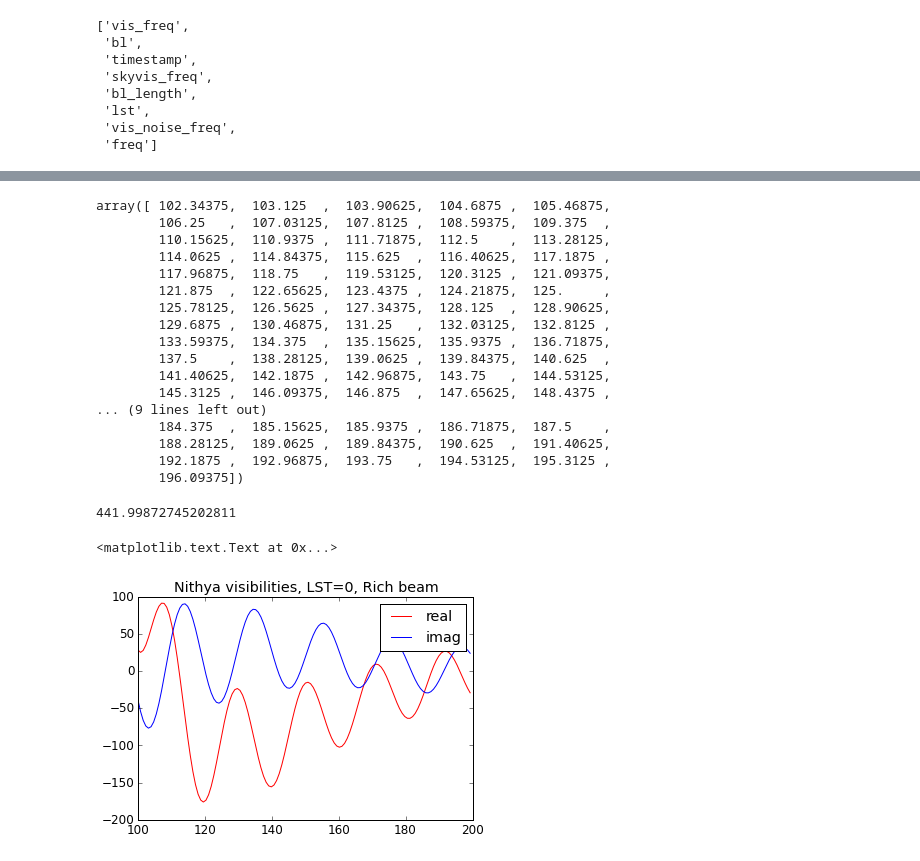
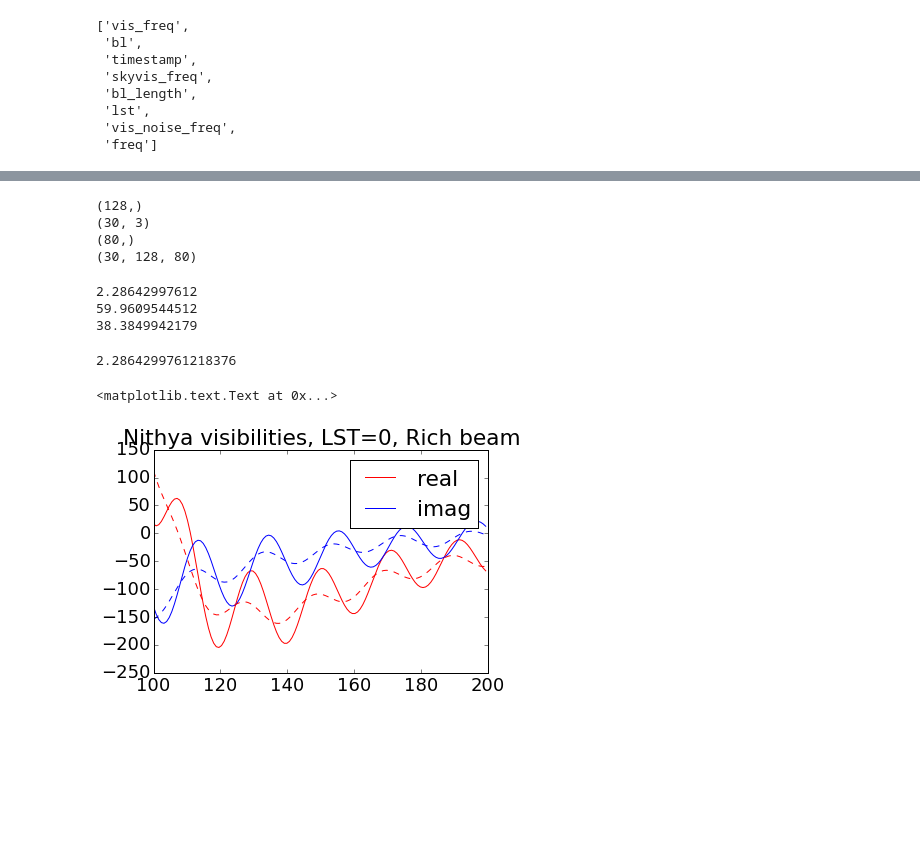
Before and after one commit to aewallwi/DishPapers, a Jupyter notebook: DishBeamMeasurements/paper/plot_nithya_simulated_visibilities.ipynb, the cells around one changed output, grey strips where cells are left out. Cells and saved outputs as stored; diff of their text form; code cells hidden in the pictures; blank space fills up the shorter version.

```diff
--- a/DishBeamMeasurements/paper/plot_nithya_simulated_visibilities.ipynb
+++ b/DishBeamMeasurements/paper/plot_nithya_simulated_visibilities.ipynb
@@ -5,11 +5,11 @@ import matplotlib.pyplot as plt
 import numpy as np
 # %%
 d = '/Users/abrahamn/Documents/Physics/papers/DishPapers/data/'
-visdatrich = np.load(d+'14.0m_dish_multi_baseline_visibilities_no_ground_drift_80x1080.0s_baseline_range_14.6-58.4_asm_all_sky_sprms_0.0_nside_256_derr_0.000ns_gerr_0.00dB_nrand_1_Tsys_220.0K_128x781.2_kHz_150.0_MHz_extpb_RBAN_137.5_MHz_achromatic_no_pfb.npz')
-visdatdave = np.load(d+'14.0m_dish_multi_baseline_visibilities_no_ground_drift_80x1080.0s_baseline_range_14.6-58.4_asm_all_sky_sprms_0.0_nside_256_derr_0.000ns_gerr_0.00dB_nrand_1_Tsys_220.0K_128x781.2_kHz_150.0_MHz_extpb_DDAN_137.5_MHz_achromatic_no_pfb.npz')
+visdatdave = np.load(d+'14.0m_dish_multi_baseline_visibilities_no_ground_drift_80x1080.0s_baseline_range_14.6-58.4_asm_all_sky_sprms_0.0_nside_256_derr_0.000ns_gerr_0.00dB_nrand_1_Tsys_220.0K_128x781.2_kHz_150.0_MHz_extpb_DDAN-128_137.5_MHz_achromatic_no_pfb.npz')
+visdatrich = np.load(d+'14.0m_dish_multi_baseline_visibilities_no_ground_drift_80x1080.0s_baseline_range_14.6-58.4_asm_all_sky_sprms_0.0_nside_256_derr_0.000ns_gerr_0.00dB_nrand_1_Tsys_220.0K_128x781.2_kHz_150.0_MHz_extpb_RBAN-128H_137.5_MHz_achromatic_no_pfb.npz')
 
-richarea = 68.9
-davearea = 83.8
+richarea = 68.
+davearea = 76.
 # %%
 visdatrich.files
 # %% [output]
@@ -103,34 +107,37 @@ def plotjunk(ax,hordelay,myxlim):
     ax2.set_xlabel(r"$k_\parallel$ $(\mathrm{Mpc}^{-1})$")
-# %%
-visdatrich['freq'][desiredindices]/1.e6
-# %% [output]
-array([ 102.34375,  103.125  ,  103.90625,  104.6875 ,  105.46875,
-        106.25   ,  107.03125,  107.8125 ,  108.59375,  109.375  ,
-        110.15625,  110.9375 ,  111.71875,  112.5    ,  113.28125,
-        114.0625 ,  114.84375,  115.625  ,  116.40625,  117.1875 ,
-        117.96875,  118.75   ,  119.53125,  120.3125 ,  121.09375,
-        121.875  ,  122.65625,  123.4375 ,  124.21875,  125.     ,
-        125.78125,  126.5625 ,  127.34375,  128.125  ,  128.90625,
-        129.6875 ,  130.46875,  131.25   ,  132.03125,  132.8125 ,
-        133.59375,  134.375  ,  135.15625,  135.9375 ,  136.71875,
-        137.5    ,  138.28125,  139.0625 ,  139.84375,  140.625  ,
-        141.40625,  142.1875 ,  142.96875,  143.75   ,  144.53125,
-        145.3125 ,  146.09375,  146.875  ,  147.65625,  148.4375 ,
-... (9 lines left out)
-        184.375  ,  185.15625,  185.9375 ,  186.71875,  187.5    ,
-        188.28125,  189.0625 ,  189.84375,  190.625  ,  191.40625,
-        192.1875 ,  192.96875,  193.75   ,  194.53125,  195.3125 ,
-        196.09375])
-# %%
-visdatrich['lst'][18]
-# %% [output]
-441.99872745202811
+# %%
+print visdatrich['freq'].shape
+print visdatrich['bl'].shape
+print visdatrich['lst'].shape
+print visdatrich['skyvis_freq'].shape
+# %% [output]
+(128,)
+(30, 3)
+(80,)
+(30, 128, 80)
+# %%
+LSTindex0deg = 67
+LSTindex38deg = 75
+LSTindex60deg = 0
+print visdatrich['lst'][LSTindex0deg]
+print visdatrich['lst'][LSTindex60deg]
+print visdatrich['lst'][LSTindex38deg]
+# %% [output]
+2.28642997612
+59.9609544512
+38.3849942179
+# %%
+LSTs[LSTindex0deg]
+# %% [output]
+2.2864299761218376
 # %%
-plt.plot(visdatrich['freq']/1.e6,real(visdatrich['skyvis_freq'][0,:,0]),'r')
-plt.plot(visdatrich['freq']/1.e6,imag(visdatrich['skyvis_freq'][0,:,0]),'b')
+plt.plot(visdatrich['freq']/1.e6,real(visdatrich['skyvis_freq'][0,:,LSTindex0deg]),'r')
+plt.plot(visdatrich['freq']/1.e6,imag(visdatrich['skyvis_freq'][0,:,LSTindex0deg]),'b')
+plt.plot(visdatrich['freq']/1.e6,real(visdatdave['skyvis_freq'][0,:,LSTindex0deg]),'r--')
+plt.plot(visdatrich['freq']/1.e6,imag(visdatdave['skyvis_freq'][0,:,LSTindex0deg]),'b--')
 #plt.ylim([-100,800])
 plt.legend(['real','imag'])
 plt.title('Nithya visibilities, LST=0, Rich beam')
 # %% [output]
 <matplotlib.text.Text at 0x...>
-[figure, old version]
+[figure, new version]
```
Also changed, not shown: parts of 6 cells of this notebook, 6 other files.
